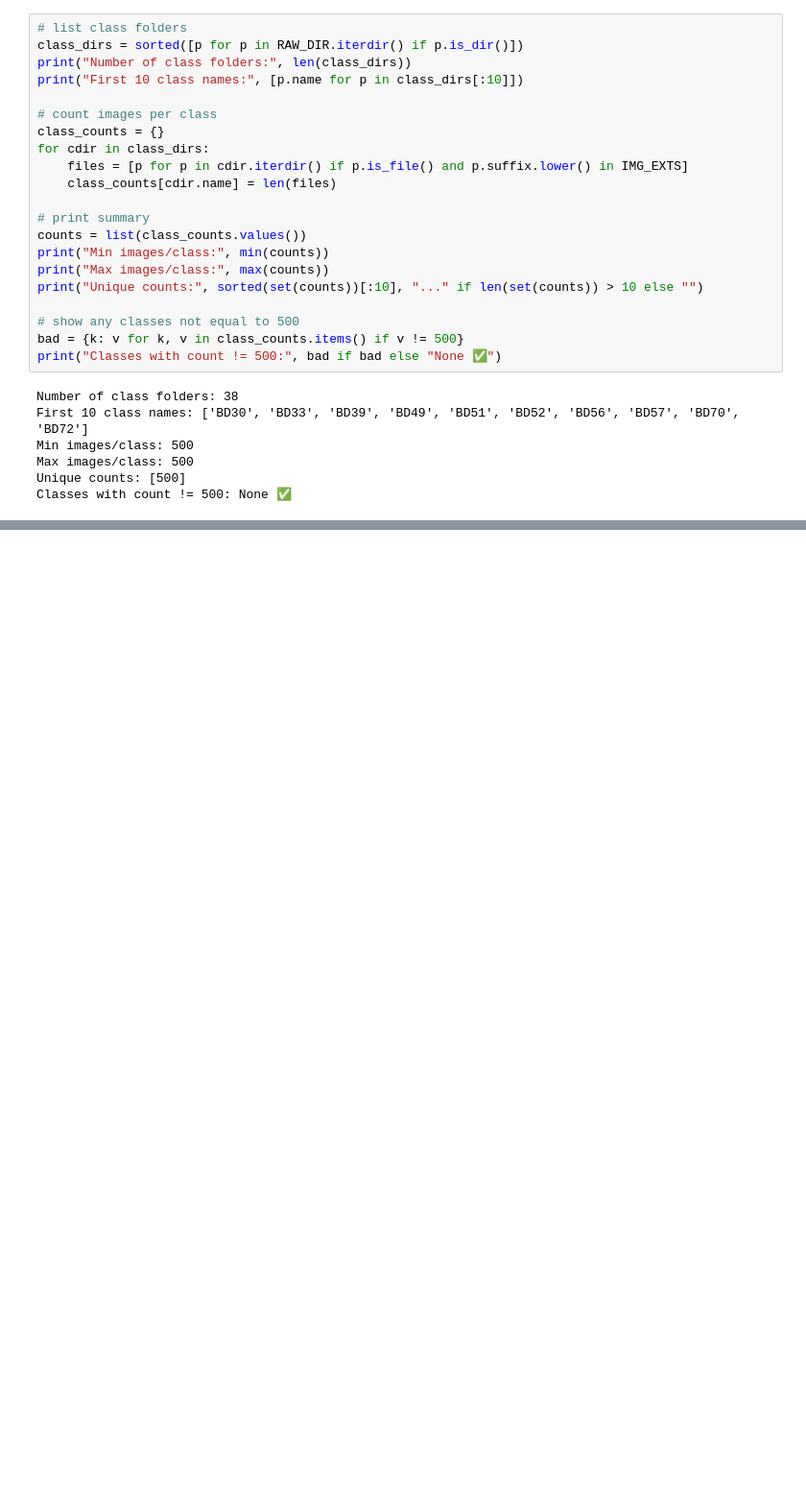
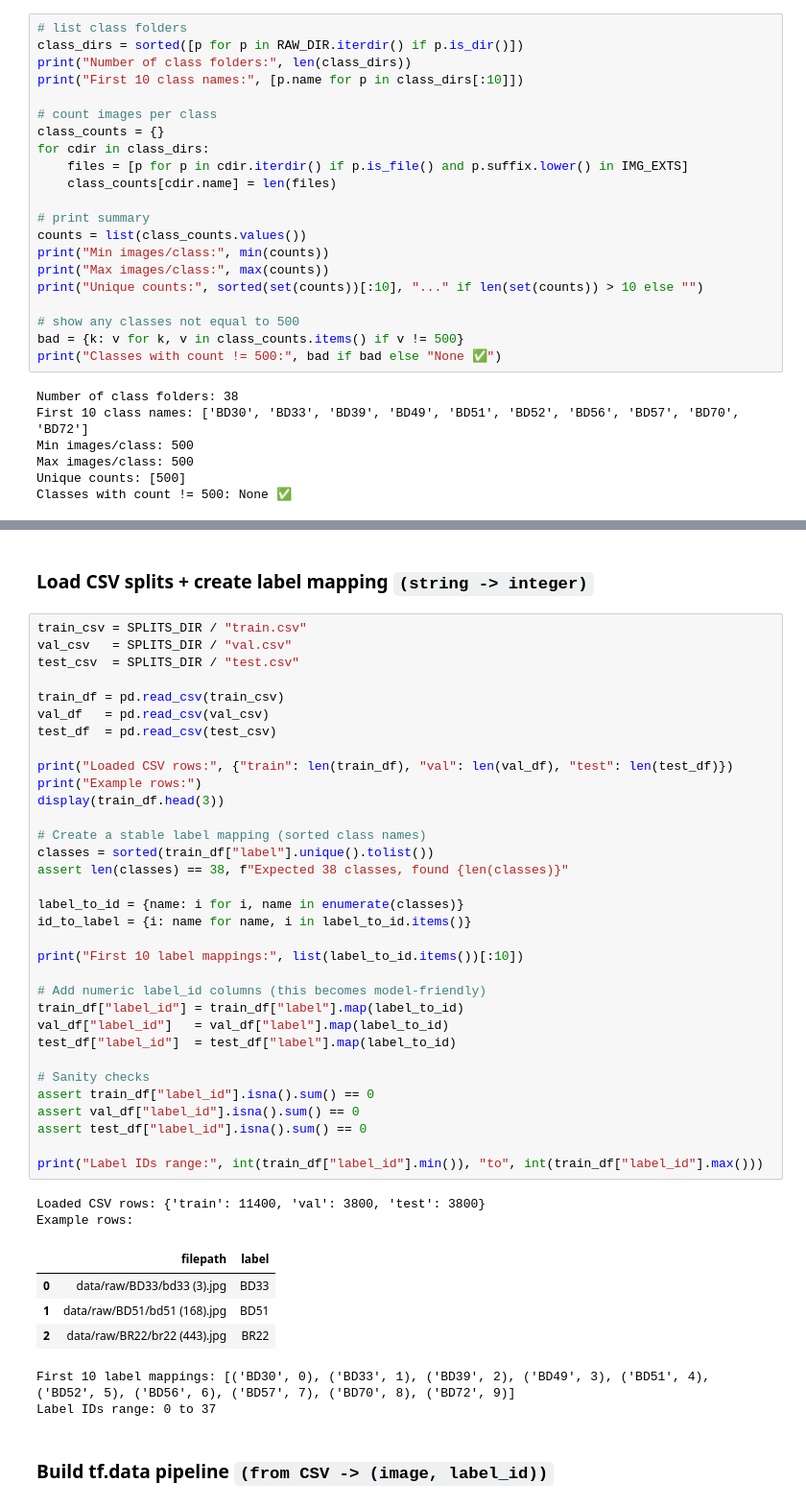
Before and after one commit to Arijit-Biswas-Anirban/rice-project, a Jupyter notebook: src/datasets/rice_dataset.ipynb, the cells around one changed output, grey strips where cells are left out. Shown at 96% size. Cells and saved outputs as stored; diff of their text form; blank space fills up the shorter version.

```diff
--- a/src/datasets/rice_dataset.ipynb
+++ b/src/datasets/rice_dataset.ipynb
@@ -56,0 +198,46 @@ Classes with count != 500: None ✅
+# %% [markdown]
+### Load CSV splits + create label mapping `(string -> integer)`
+# %%
+train_csv = SPLITS_DIR / "train.csv"
+val_csv   = SPLITS_DIR / "val.csv"
+test_csv  = SPLITS_DIR / "test.csv"
+
+train_df = pd.read_csv(train_csv)
+val_df   = pd.read_csv(val_csv)
+test_df  = pd.read_csv(test_csv)
+
+print("Loaded CSV rows:", {"train": len(train_df), "val": len(val_df), "test": len(test_df)})
+print("Example rows:")
+display(train_df.head(3))
+
+# Create a stable label mapping (sorted class names)
+classes = sorted(train_df["label"].unique().tolist())
+assert len(classes) == 38, f"Expected 38 classes, found {len(classes)}"
+
+label_to_id = {name: i for i, name in enumerate(classes)}
+id_to_label = {i: name for name, i in label_to_id.items()}
+
+print("First 10 label mappings:", list(label_to_id.items())[:10])
+
+# Add numeric label_id columns (this becomes model-friendly)
+train_df["label_id"] = train_df["label"].map(label_to_id)
+val_df["label_id"]   = val_df["label"].map(label_to_id)
+test_df["label_id"]  = test_df["label"].map(label_to_id)
+
+# Sanity checks
+assert train_df["label_id"].isna().sum() == 0
+assert val_df["label_id"].isna().sum() == 0
+assert test_df["label_id"].isna().sum() == 0
+
+print("Label IDs range:", int(train_df["label_id"].min()), "to", int(train_df["label_id"].max()))
+# %% [output]
+Loaded CSV rows: {'train': 11400, 'val': 3800, 'test': 3800}
+Example rows:
+|  | filepath | label |
+| 0 | data/raw/BD33/bd33 (3).jpg | BD33 |
+| 1 | data/raw/BD51/bd51 (168).jpg | BD51 |
+| 2 | data/raw/BR22/br22 (443).jpg | BR22 |
+First 10 label mappings: [('BD30', 0), ('BD33', 1), ('BD39', 2), ('BD49', 3), ('BD51', 4), ('BD52', 5), ('BD56', 6), ('BD57', 7), ('BD70', 8), ('BD72', 9)]
+Label IDs range: 0 to 37
+# %% [markdown]
+### Build tf.data pipeline `(from CSV -> (image, label_id))`
```
Also changed, not shown: parts of 12 cells of this notebook, 1 other file.
